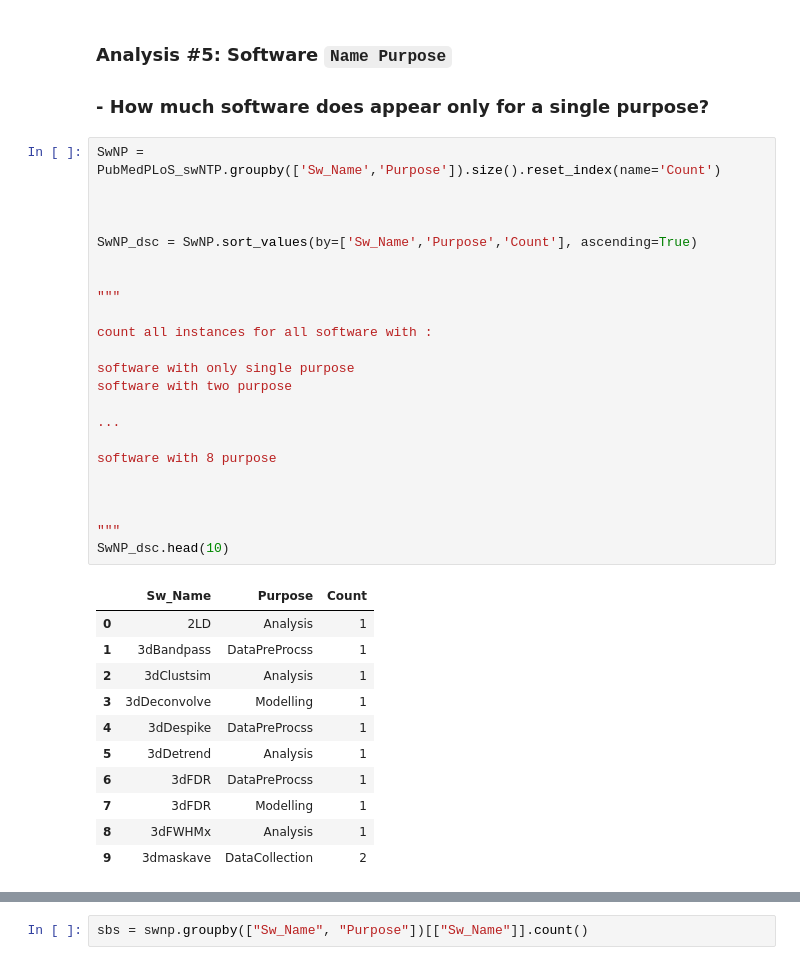
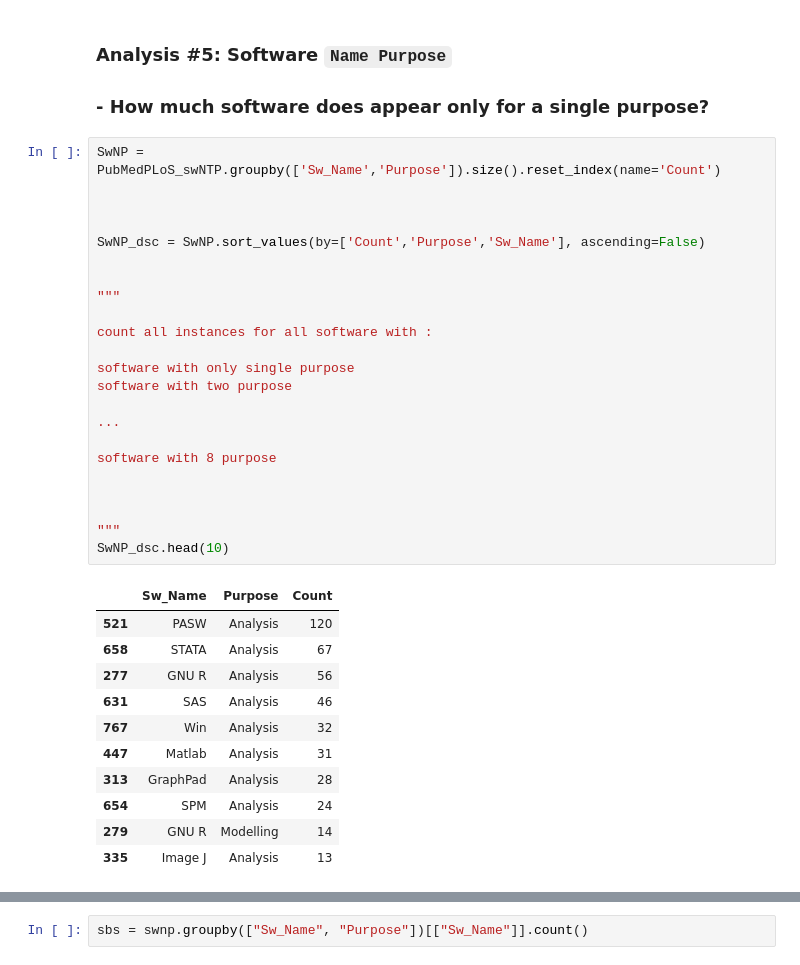
Before and after one commit to BeTKH/Automatic-classifcation-of-purpose-of-software-in-Scientific-articles, a Jupyter notebook: somecode/1.Merging Annotations.ipynb, the cells around one changed output, grey strips where cells are left out. Cells and saved outputs as stored; diff of their text form.

```diff
--- a/somecode/1.Merging Annotations.ipynb
+++ b/somecode/1.Merging Annotations.ipynb
@@ -1237,36 +1246,36 @@ plt.show()
 # %%
 SwNP = PubMedPLoS_swNTP.groupby(['Sw_Name','Purpose']).size().reset_index(name='Count')
 
 
 
-SwNP_dsc = SwNP.sort_values(by=['Sw_Name','Purpose','Count'], ascending=True)
+SwNP_dsc = SwNP.sort_values(by=['Count','Purpose','Sw_Name'], ascending=False)
 
 
 """
 
 count all instances for all software with :
 
 software with only single purpose
 software with two purpose
 
 ...
 
 software with 8 purpose
 
 
 
 """
 SwNP_dsc.head(10)
 # %% [output]
 |  | Sw_Name | Purpose | Count |
-| 0 | 2LD | Analysis | 1 |
-| 1 | 3dBandpass | DataPreProcss | 1 |
-| 2 | 3dClustsim | Analysis | 1 |
-| 3 | 3dDeconvolve | Modelling | 1 |
-| 4 | 3dDespike | DataPreProcss | 1 |
-| 5 | 3dDetrend | Analysis | 1 |
-| 6 | 3dFDR | DataPreProcss | 1 |
-| 7 | 3dFDR | Modelling | 1 |
-| 8 | 3dFWHMx | Analysis | 1 |
-| 9 | 3dmaskave | DataCollection | 2 |
+| 521 | PASW | Analysis | 120 |
+| 658 | STATA | Analysis | 67 |
+| 277 | GNU R | Analysis | 56 |
+| 631 | SAS | Analysis | 46 |
+| 767 | Win | Analysis | 32 |
+| 447 | Matlab | Analysis | 31 |
+| 313 | GraphPad | Analysis | 28 |
+| 654 | SPM | Analysis | 24 |
+| 279 | GNU R | Modelling | 14 |
+| 335 | Image J | Analysis | 13 |
 # %%
```
Also changed, not shown: parts of 44 cells of this notebook.
